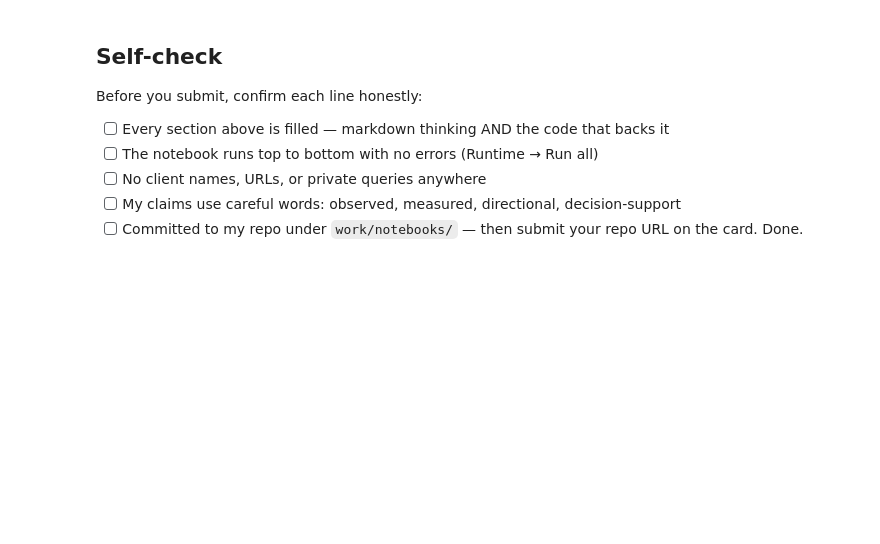
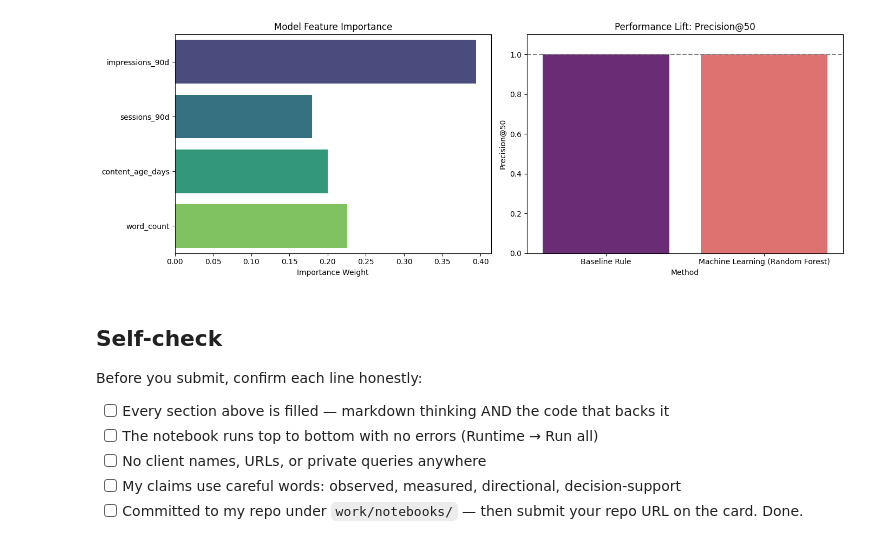
Before and after one commit to somyamaheshwari2612/flyyyyy, a Jupyter notebook: work/notebooks/capstone.ipynb, the cells around one changed output. Cells and saved outputs as stored; diff of their text form; code cells hidden in the pictures; blank space fills up the shorter version.

```diff
--- a/work/notebooks/capstone.ipynb
+++ b/work/notebooks/capstone.ipynb
@@ -19,0 +155,23 @@ This skeleton is yours to fill. Work the sections **in order** — each one has
+# %%
+# 1. Calculating Baseline Rule Score
+rule_condition = (df['content_age_days'] > 180) & (df['impressions_90d'] > 500) & (df['is_declining'] == 1)
+df['baseline_score'] = 0
+df.loc[rule_condition, 'baseline_score'] = 100 + (df['impressions_90d'] / 100000)
+
+# 2. Extracting Top 50 for Baseline
+top_50_baseline = df.sort_values(by='baseline_score', ascending=False).head(50)
+baseline_precision = top_50_baseline['is_declining'].mean()
+
+# 3. Extracting Top 50 for ML Model
+# We filter for a minimum impression volume to ensure the recommendations are actually impactful
+ml_candidates = df[df['impressions_90d'] > 500].copy()
+top_50_ml = ml_candidates.sort_values(by='ml_decline_prob', ascending=False).head(50)
+ml_precision = top_50_ml['is_declining'].mean()
+
+# 4. Displaying Results
+results_df = pd.DataFrame({
+    'Method': ['Baseline Rule', 'Machine Learning (Random Forest)'],
+    'Precision@50': [baseline_precision, ml_precision]
+})
+print("--- Precision@50 Comparison ---")
+display(results_df)
@@ -58,3 +221,25 @@ This skeleton is yours to fill. Work the sections **in order** — each one has
+# %%
+import matplotlib.pyplot as plt
+import seaborn as sns
+
+fig, (ax1, ax2) = plt.subplots(1, 2, figsize=(14, 5))
+
+# Chart 1: Feature Importance
+importances = rf_model.feature_importances_
+sns.barplot(x=importances, y=features, ax=ax1, palette='viridis', hue=features, legend=False)
+ax1.set_title('Model Feature Importance')
+ax1.set_xlabel('Importance Weight')
+
+# Chart 2: Precision@50 Comparison
+sns.barplot(x='Method', y='Precision@50', data=results_df, ax=ax2, palette='magma', hue='Method', legend=False)
+ax2.set_title('Performance Lift: Precision@50')
+ax2.set_ylim(0, 1.1)
+ax2.axhline(y=1.0, color='gray', linestyle='--')
+
+plt.tight_layout()
+plt.show()
+# %% [output]
+[figure, added]
 # %% [markdown]
 ## Self-check
 
```
Also changed, not shown: parts of 24 cells of this notebook.
